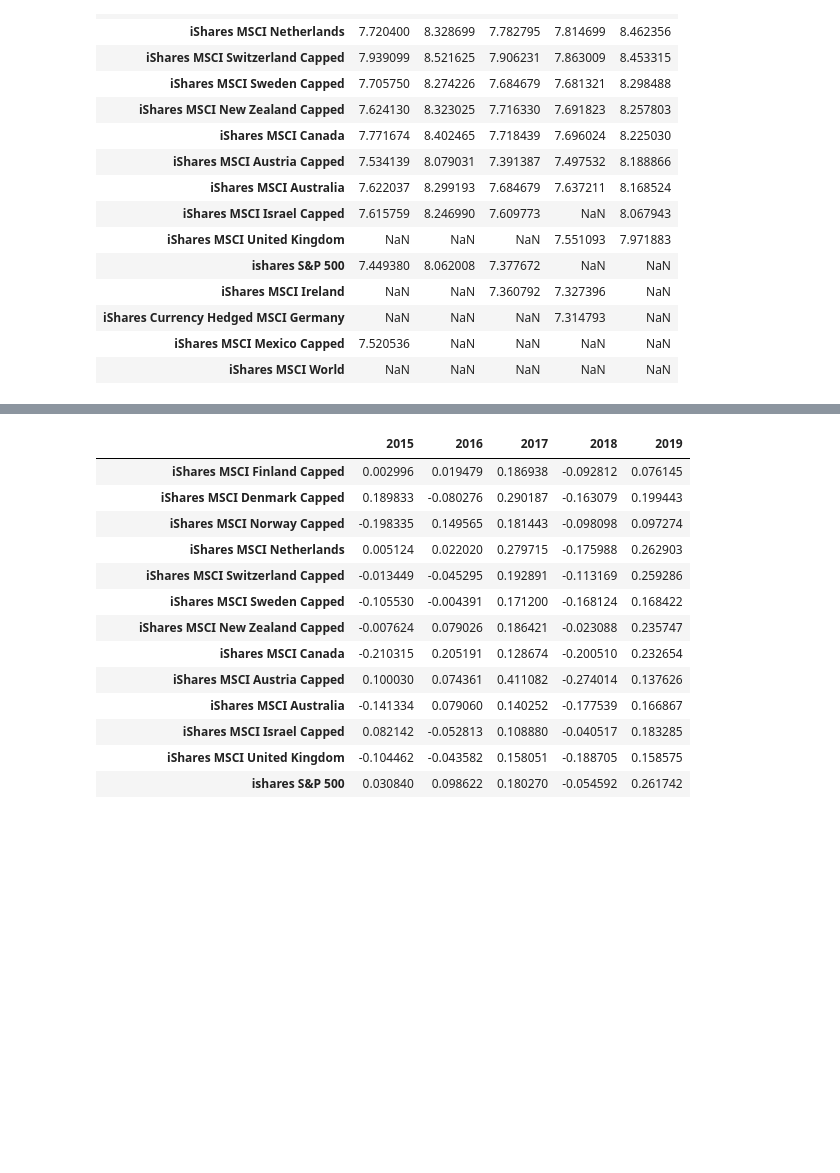
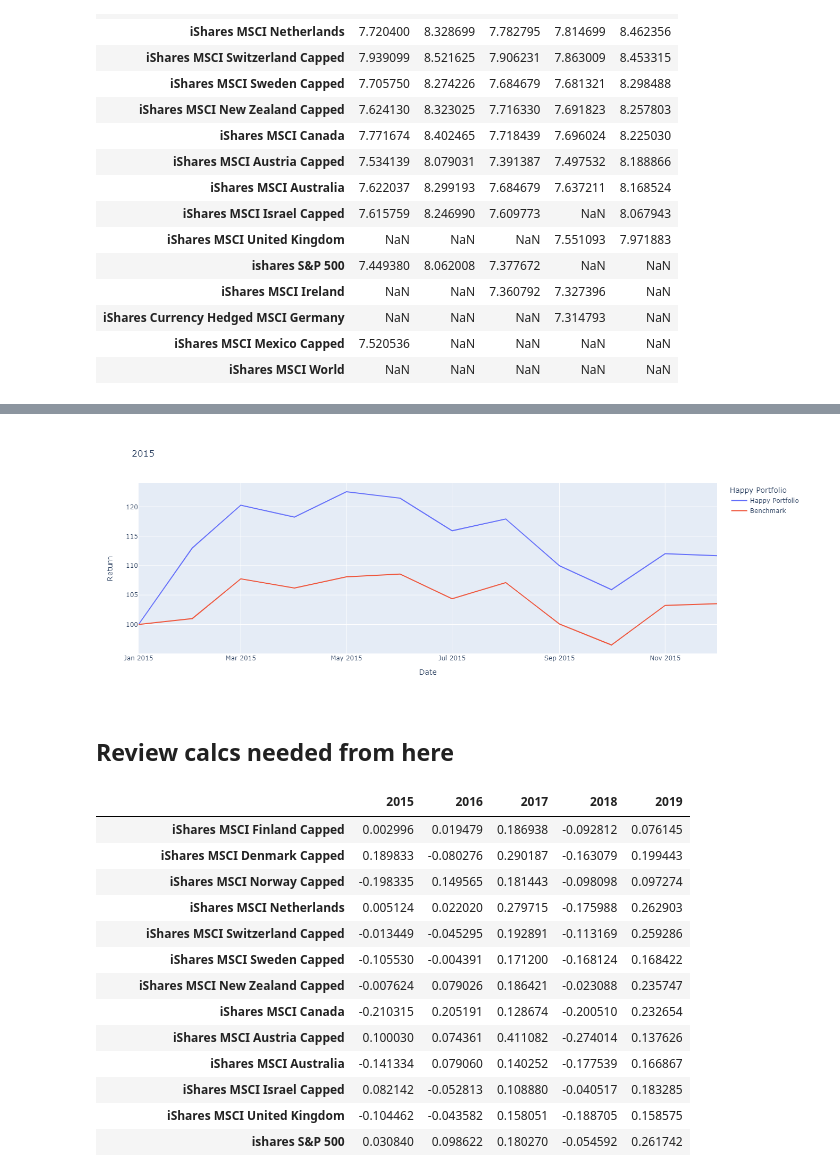
Before and after one commit to tnmercer/group_repo, a Jupyter notebook: main_notebook.ipynb, the cells around one changed output, grey strips where cells are left out. Cells and saved outputs as stored; diff of their text form; code cells hidden in the pictures; blank space fills up the shorter version.

Commit message:
Changed weightings method and calculated 2015

```diff
--- a/main_notebook.ipynb
+++ b/main_notebook.ipynb
@@ -62,5 +82,0 @@ wh_2015_2019_df
-# %%
-wh_2015_2019_df = wh_2015_2019_df.drop(index="Year")
-
-total_scores = wh_2015_2019_df.sum()
-total_scores
@@ -121,7 +134,9 @@ etf_country_map_df
 # %%
+# Combine Dataframes to show Happiness Score by ETF (for Portfolio Weights)
+
 country_etf_combined = pd.merge(etf_country_map_df, wh_2015_2019_df,on='Country', how='outer')
 
-country_etf_combined.set_index('ETF', inplace=True)
+country_etf_combined.set_index('ETF', inplace=True, drop=True)
 columns = [2015,2016,2017,2018,2019]
 country_etf_combined.columns = columns
 
@@ -192,0 +290,5 @@ dtype: float64
+# %%
+# Combine return for portfolio
+
+portfolio_return_2015 = portfolio_return_2015.sum(axis=1)
+portfolio_return_2015
@@ -192,0 +308,15 @@ dtype: float64
+# %%
+# Create plot dataframe by combining benchmark and portfolio return dfs
+
+plot_df = pd.concat([portfolio_return_2015, benchmark.loc["2015-01-01":"2015-12-31"]], axis=1)
+
+# Rename columns
+columns = ["Happy Portfolio","Benchmark"]
+plot_df.columns = columns
+
+# Add back in the start value of 100 for the plot
+new_row = pd.DataFrame({"Happy Portfolio":100, "Benchmark":100}, index=['2015-01-01'])
+plot_df = pd.concat([plot_df, new_row]).sort_index()
+
+# Review
+plot_df
@@ -193,3 +337,22 @@ dtype: float64
+# %%
+# Plot 2015
+
+fig = px.line(
+    plot_df,
+    title="2015",
+    height=500,
+    width=1000,
+    labels={
+        "value":"Return",
+        "index":"Date",
+        "variable":"Happy Portfolio"
+    }
+)
+fig.show()
+# %% [output]
+[figure, added]
+# %% [markdown]
+## Review calcs needed from here
 # %%
 # Annual Return
 all_etf_df_return_2015 = all_etf_df.loc['2015-01-01':'2015-12-31'].mean() * 12
```
Also changed, not shown: parts of 22 cells of this notebook.
